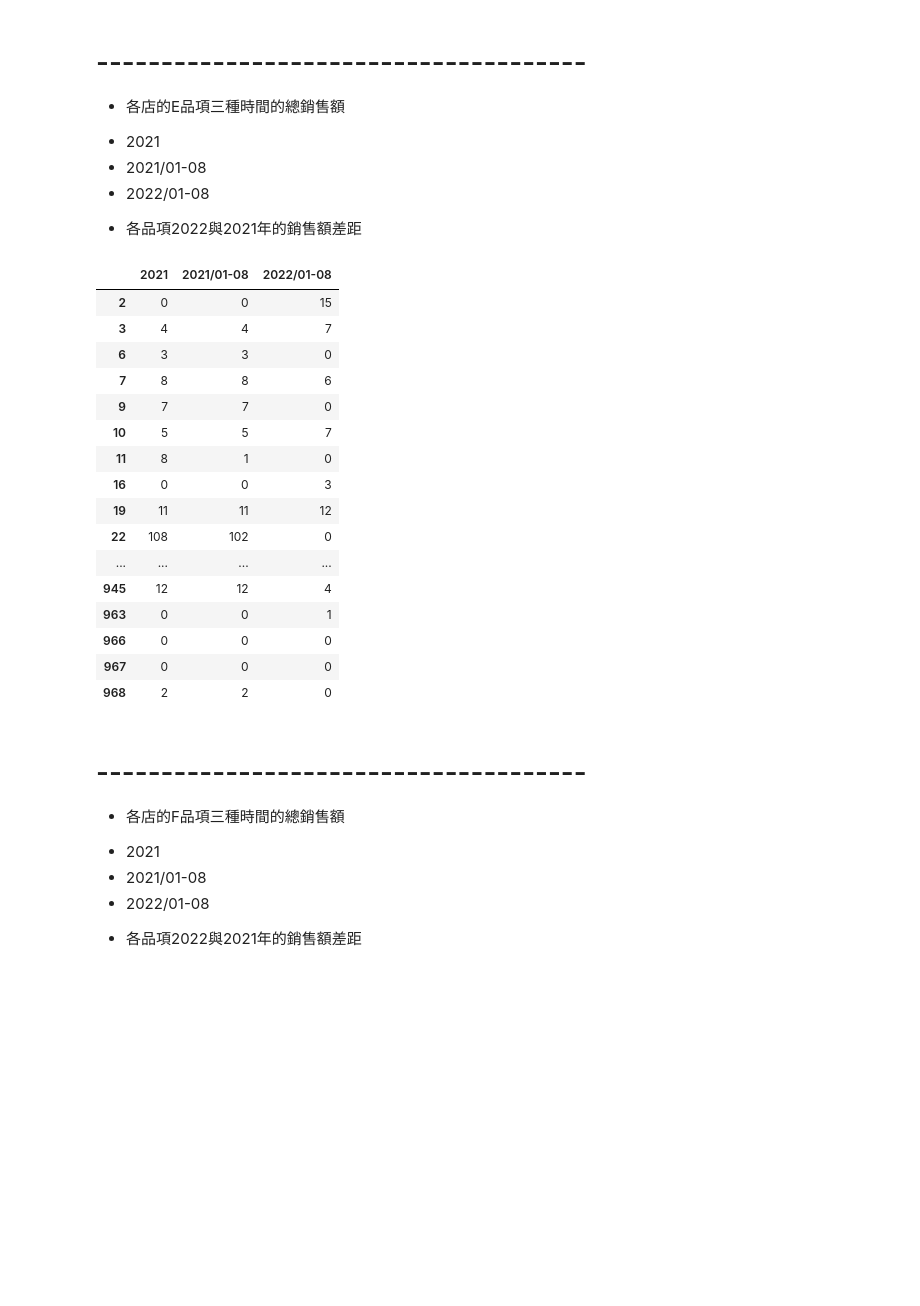
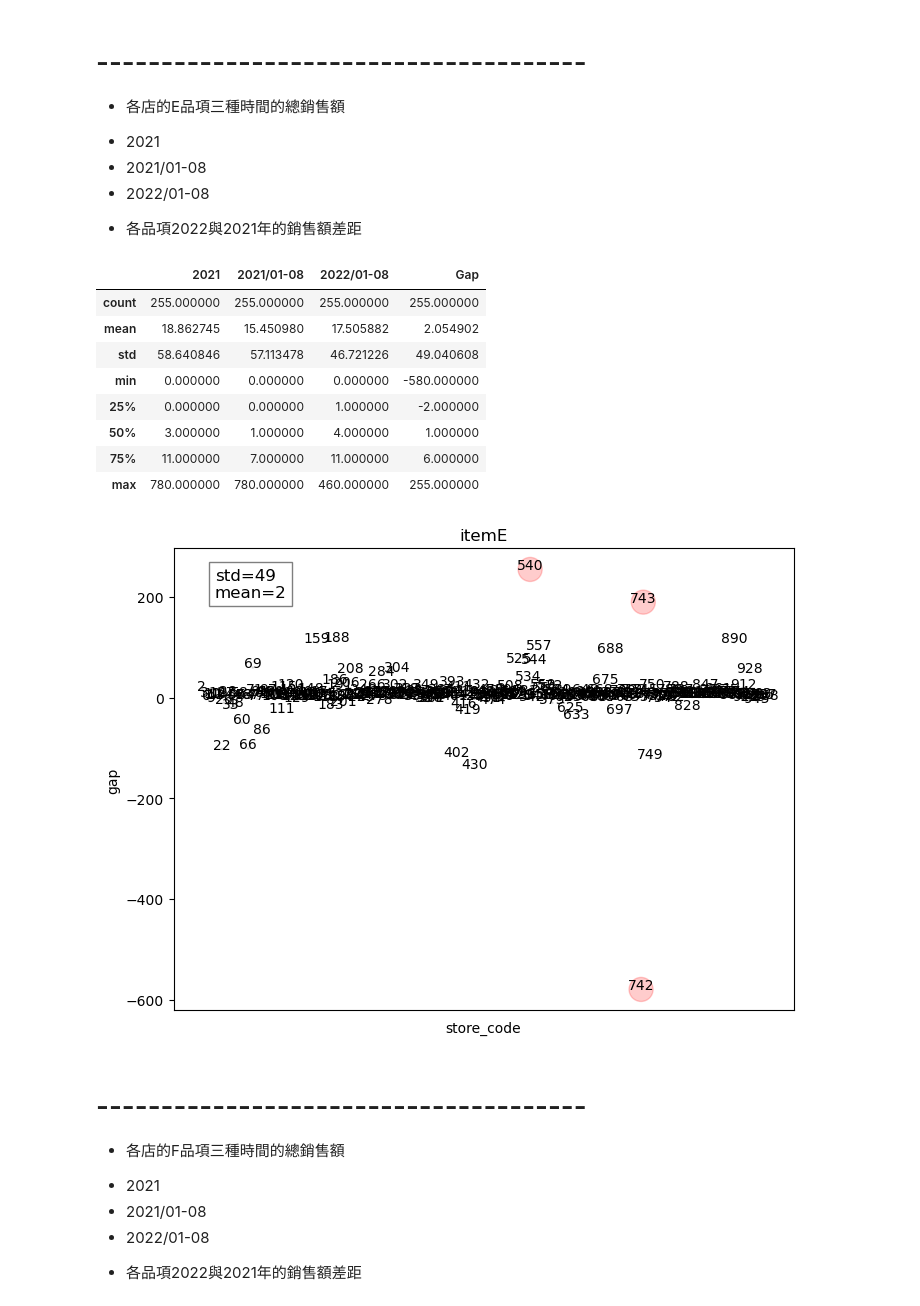
Before and after one commit to nana89823/Interview_test, a Jupyter notebook: 各店的各品項三種時間的總銷售額.ipynb, the cells around one changed output. Saved outputs shown, nothing was run; the diff lists cells and outputs as text; code cells hidden in the pictures; blank space fills up the shorter version.

```diff
--- a/各店的各品項三種時間的總銷售額.ipynb
+++ b/各店的各品項三種時間的總銷售額.ipynb
@@ -255,34 +353,63 @@ dfD
 totalByStore_2021_E = df[df.loc[:,"品項"] == "E"].loc[:,"2021/01":"2021/12"].apply(pd.to_numeric).sum(axis=1)
 totalByStore_1_8_2021_E = df[df.loc[:,"品項"] == "E"].loc[:,"2021/01":"2021/08"].apply(pd.to_numeric).sum(axis=1)
 totalByStore_1_8_2022_E = df[df.loc[:,"品項"] == "E"].loc[:,"2022/01":"2022/08"].apply(pd.to_numeric).sum(axis=1)
+Gap = totalByStore_1_8_2022_E - totalByStore_1_8_2021_E
 
 # 把index改成店家代號,才能判斷是哪間賣的
 totalByStore_2021_E.index = list(df.loc[3545:3799,"店家代號"])
 totalByStore_1_8_2021_E.index = list(df.loc[3545:3799,"店家代號"])
 totalByStore_1_8_2022_E.index = list(df.loc[3545:3799,"店家代號"])
+Gap.index = list(df.loc[3545:3799,"店家代號"])
 dfE = pd.DataFrame(totalByStore_2021_E ,columns=["2021"])
 dfE["2021/01-08"] = totalByStore_1_8_2021_E
 dfE["2022/01-08"] = totalByStore_1_8_2022_E
+dfE["Gap"] = Gap
 # %%
-dfE
+dfE.describe()
 # %% [output]
-|  | 2021 | 2021/01-08 | 2022/01-08 |
-| 2 | 0 | 0 | 15 |
-| 3 | 4 | 4 | 7 |
-| 6 | 3 | 3 | 0 |
-| 7 | 8 | 8 | 6 |
-| 9 | 7 | 7 | 0 |
-| 10 | 5 | 5 | 7 |
-| 11 | 8 | 1 | 0 |
-| 16 | 0 | 0 | 3 |
-| 19 | 11 | 11 | 12 |
-| 22 | 108 | 102 | 0 |
-| ... | ... | ... | ... |
-| 945 | 12 | 12 | 4 |
-| 963 | 0 | 0 | 1 |
-| 966 | 0 | 0 | 0 |
-| 967 | 0 | 0 | 0 |
-| 968 | 2 | 2 | 0 |
+|  | 2021 | 2021/01-08 | 2022/01-08 | Gap |
+| count | 255.000000 | 255.000000 | 255.000000 | 255.000000 |
+| mean | 18.862745 | 15.450980 | 17.505882 | 2.054902 |
+| std | 58.640846 | 57.113478 | 46.721226 | 49.040608 |
+| min | 0.000000 | 0.000000 | 0.000000 | -580.000000 |
+| 25% | 0.000000 | 0.000000 | 1.000000 | -2.000000 |
+| 50% | 3.000000 | 1.000000 | 4.000000 | 1.000000 |
+| 75% | 11.000000 | 7.000000 | 11.000000 | 6.000000 |
+| max | 780.000000 | 780.000000 | 460.000000 | 255.000000 |
+# %%
+import matplotlib.pyplot as plt
+import pandas as pd
+
+# 建立畫布和座標
+fig, ax = plt.subplots(figsize=(8, 6))
+
+# 設置點的大小
+colors = ['grey' if -145 < gap < 149 else 'red' for gap in dfE.loc[:,"Gap"]]
+sizes = [1 if  -145 < gap < 149 else 300 for gap in dfE.loc[:,"Gap"]]
+ax.scatter(dfE.index, dfE.loc[:,"Gap"], s=sizes, c=colors, alpha=0.2)
+
+# 新增店家代號標籤
+for i, txt in enumerate(dfE.index):
+    ax.annotate(txt, (dfE.index[i], dfE.loc[:,"Gap"][i]), ha='center')
+
+# 設置label在左上角
+plt.text(5.9,200, 'std=49\nmean=2', fontsize=12, bbox=dict(facecolor='white', alpha=0.5))
+
+# 清空X軸上的刻度,不然太雜
+plt.xticks([])
+
+# 新增x,y的名稱
+ax.set_xlabel('store_code')
+ax.set_ylabel('gap')
+ax.set_title('itemE')
+
+# 匯出
+plt.savefig("ItemE_sotre")
+
+# 顯示圖表
+plt.show()
+# %% [output]
+[figure, added]
 # %% [markdown]
 # --------------------------------------
 *  各店的F品項三種時間的總銷售額
```
Also changed, not shown: parts of 23 cells of this notebook, 8 other files.
